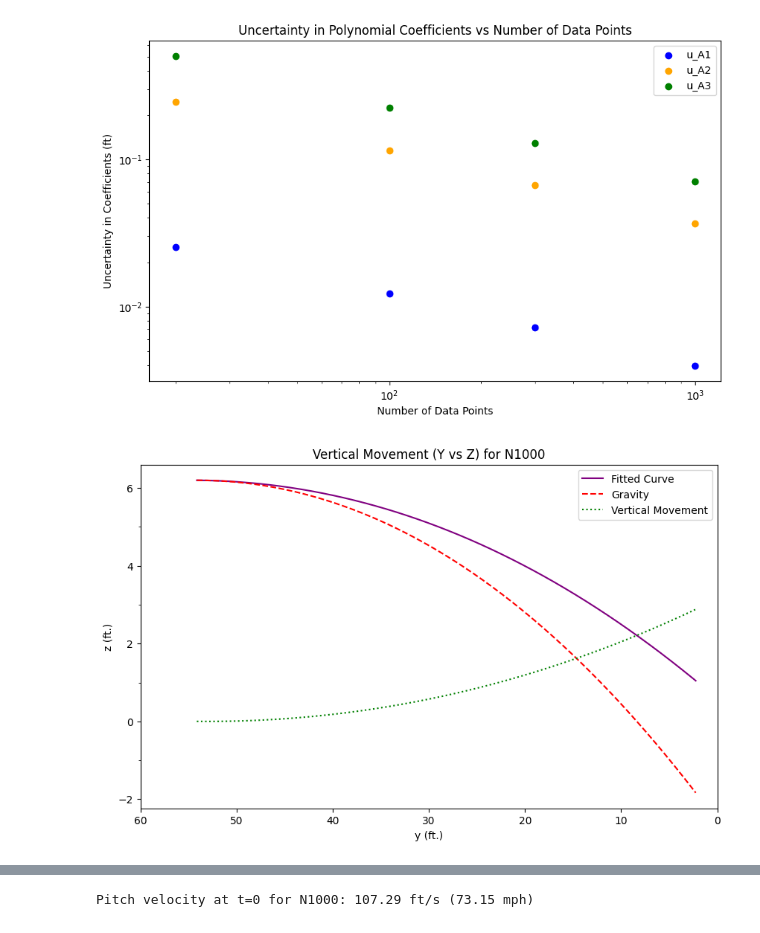
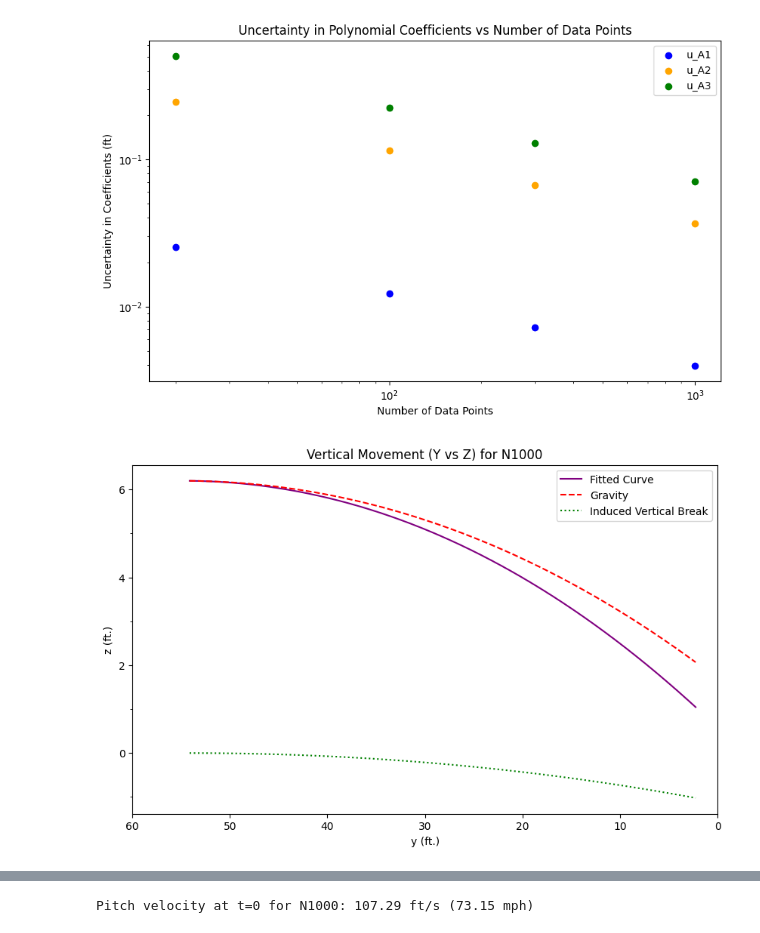
Before and after one commit to Jagardiner97/Engineering_Experiments_Class, a Jupyter notebook: HW8 - PolynomialFits/PolyFits.ipynb, the cells around one changed output, grey strips where cells are left out. Saved outputs shown, nothing was run; the diff lists cells and outputs as text; code cells hidden in the pictures.

```diff
--- a/HW8 - PolynomialFits/PolyFits.ipynb
+++ b/HW8 - PolynomialFits/PolyFits.ipynb
@@ -264,26 +264,26 @@ plt.show()
 # %%
 # Plot fits of y vs z for N1000
 y_coefficients = N1000_coeffs[1]
 z_coefficients = N1000_coeffs[2]
 t = N1000['time']
 y_fit = y_coefficients[0] * t**2 + y_coefficients[1] * t + y_coefficients[2]
 z_fit = z_coefficients[0] * t**2 + z_coefficients[1] * t + z_coefficients[2]
-z_gravity = -32.2 * t**2 + z_coefficients[2]
+z_gravity = -16.1 * t**2 + z_coefficients[1] * t + z_coefficients[2]
 z_movement = z_fit - z_gravity
 plt.figure(figsize=(10, 6))
 plt.plot(y_fit, z_fit, label='Fitted Curve', color='purple')
 plt.plot(y_fit, z_gravity, label='Gravity', color='red', linestyle='--')
-plt.plot(y_fit, z_movement, label='Vertical Movement', color='green', linestyle=':')
+plt.plot(y_fit, z_movement, label='Induced Vertical Break', color='green', linestyle=':')
 plt.legend()
 plt.xlabel('y (ft.)')
 plt.ylabel('z (ft.)')
 plt.xlim(60, 0)
 plt.gca().yaxis.set_major_locator(MultipleLocator(2))
 plt.gca().yaxis.set_minor_locator(MultipleLocator(1))
 plt.title('Vertical Movement (Y vs Z) for N1000')
 plt.show()
 # %% [output]
-[figure, old version]
+[figure, new version]
 # %%
 # Plot fits of y vs x for N1000
 x_coefficients = N1000_coeffs[0]
```
Also changed, not shown: parts of 1 cell of this notebook, 9 other files.
